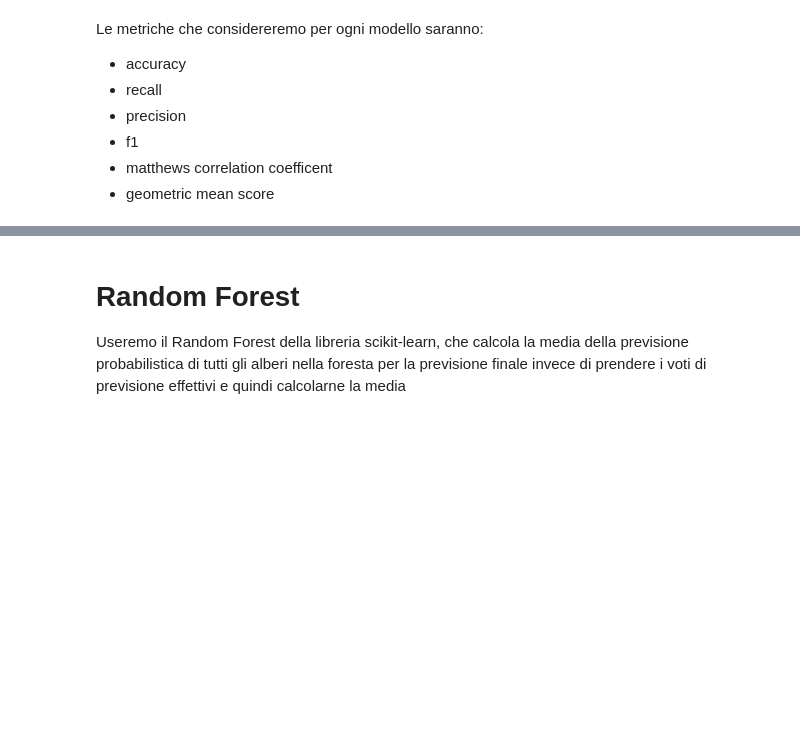
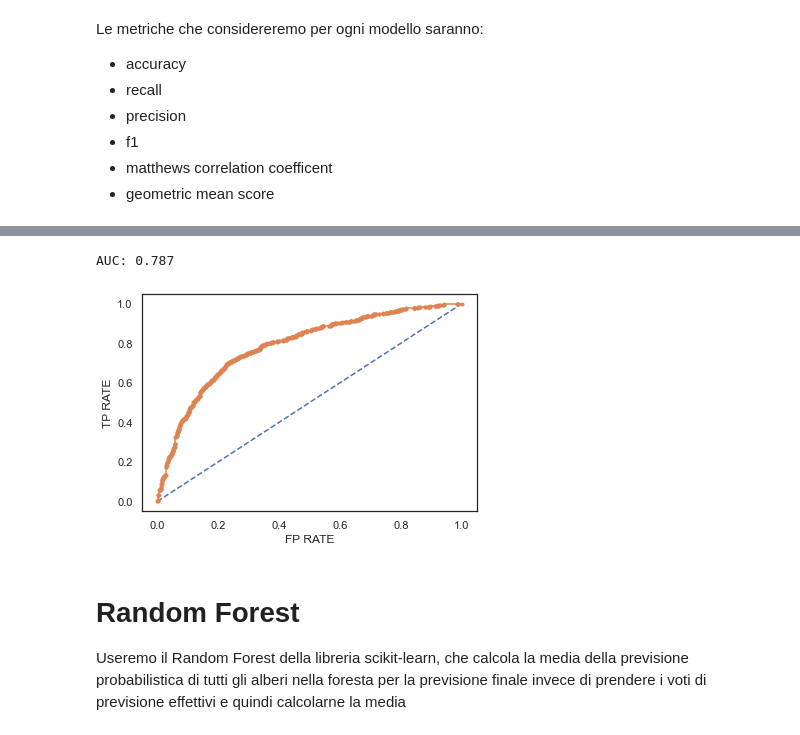
Before and after one commit to MarcoLillx/WineSelection, a Jupyter notebook: Classification/Classificatore.ipynb, the cells around one changed output, grey strips where cells are left out. Saved outputs shown, nothing was run; the diff lists cells and outputs as text; code cells hidden in the pictures; blank space fills up the shorter version.

```diff
--- a/Classification/Classificatore.ipynb
+++ b/Classification/Classificatore.ipynb
@@ -435,3 +437,23 @@ geometric_mean_score: 0.7086402088029942
+# %%
+# Calcolo delle probabilità e dell'AUC per la curva ROC
+probs = grid_search.predict_proba(X_test)
+# Conserva solo le probabilità per l'outcome positivo
+probs = probs[:, 1]
+
+auc = roc_auc_score(y_test, probs)
+print('AUC: %.3f' % auc)
+# Calcola la curva ROC
+fpr, tpr, thresholds = roc_curve(y_test, probs)
+# Disegna la curva ROC per il modello
+plt.plot([0, 1], [0, 1], linestyle='--')
+# plot della curva ROC relativa al modello
+plt.plot(fpr, tpr, marker='.')
+plt.xlabel('FP RATE')
+plt.ylabel('TP RATE')
+plt.show()
+# %% [output]
+AUC: 0.787
+[figure, added]
 # %%
 scoring_list = []
 scoring_list.append(dict([
```
Also changed, not shown: parts of 29 cells of this notebook, 2 other files.
